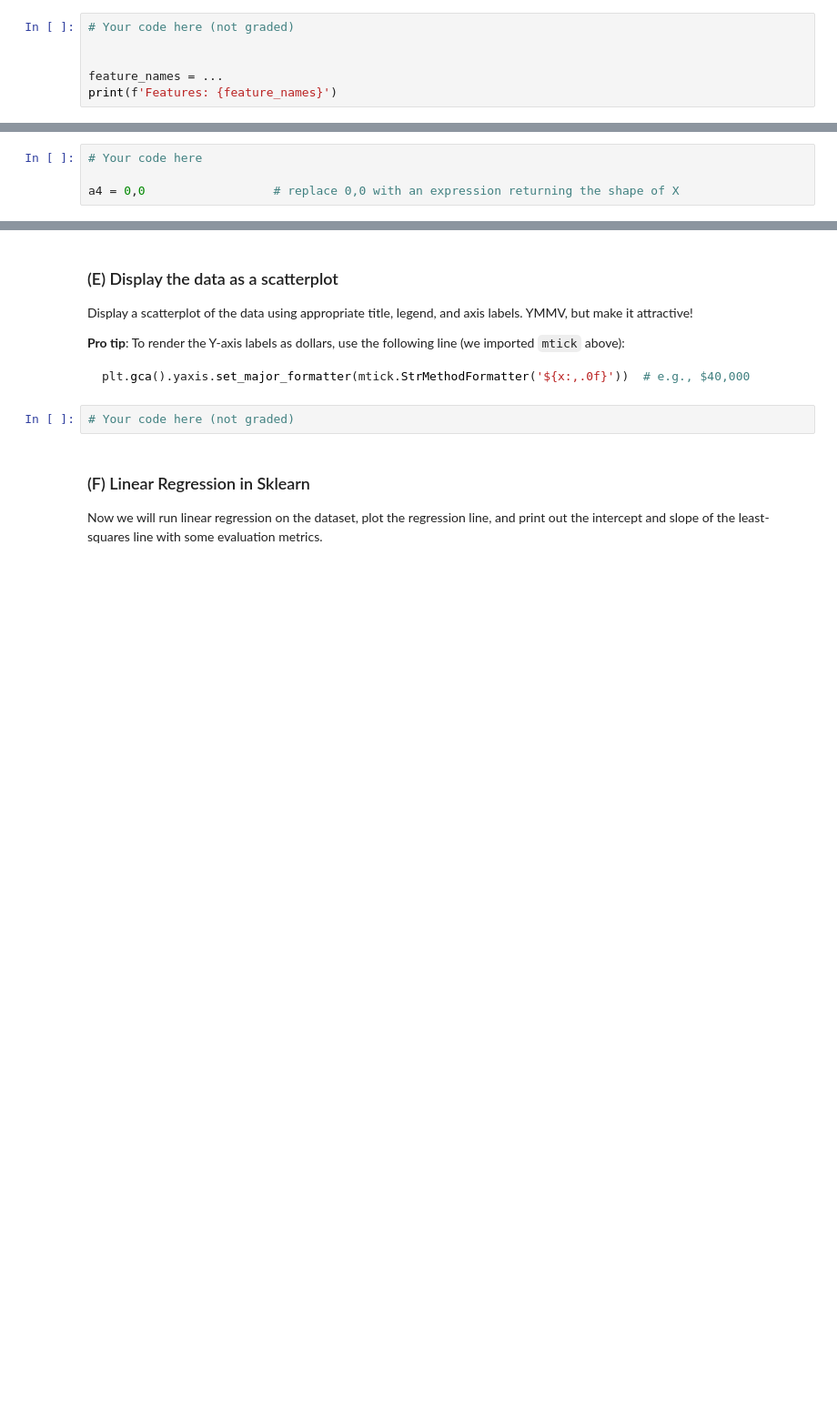
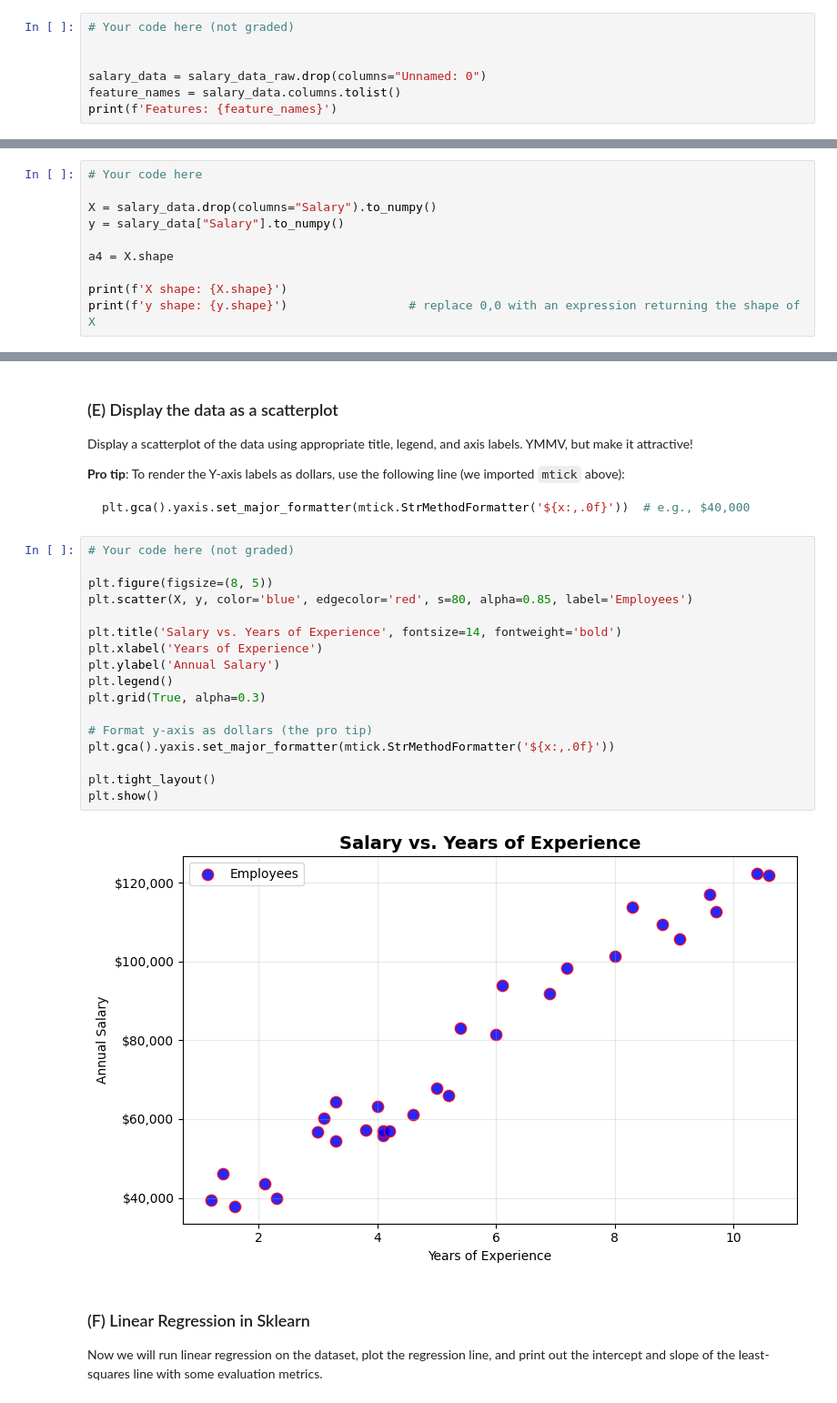
Before and after one commit to oesen-bu/Module-3-Assignments, a Jupyter notebook: Homework_01.ipynb, the cells around one changed output, grey strips where cells are left out. Shown at 91% size. Drawn from its saved outputs; the diff is of its cells as text; blank space fills up the shorter version.

````diff
--- a/Homework_01.ipynb
+++ b/Homework_01.ipynb
@@ -166,6 +191,7 @@ There seems to be a problem, namely an extra column that is completely unnecesss
 # Your code here (not graded)
 
 
-feature_names = ...
+salary_data = salary_data_raw.drop(columns="Unnamed: 0")
+feature_names = salary_data.columns.tolist()
 print(f'Features: {feature_names}')
 # %% [output]
@@ -196,4 +222,10 @@ Confirm by setting the variable `a4` to the shape of `X`.  (You should probably
 # %%
 # Your code here
 
-a4 = 0,0                  # replace 0,0 with an expression returning the shape of X
+X = salary_data.drop(columns="Salary").to_numpy()
+y = salary_data["Salary"].to_numpy()
+
+a4 = X.shape
+
+print(f'X shape: {X.shape}')
+print(f'y shape: {y.shape}')                 # replace 0,0 with an expression returning the shape of X
@@ -216,6 +251,23 @@ plt.gca().yaxis.set_major_formatter(mtick.StrMethodFormatter('${x:,.0f}'))  # e.
 ```
 # %%
 # Your code here (not graded)
+
+plt.figure(figsize=(8, 5))
+plt.scatter(X, y, color='blue', edgecolor='red', s=80, alpha=0.85, label='Employees')
+
+plt.title('Salary vs. Years of Experience', fontsize=14, fontweight='bold')
+plt.xlabel('Years of Experience')
+plt.ylabel('Annual Salary')
+plt.legend()
+plt.grid(True, alpha=0.3)
+
+# Format y-axis as dollars (the pro tip)
+plt.gca().yaxis.set_major_formatter(mtick.StrMethodFormatter('${x:,.0f}'))
+
+plt.tight_layout()
+plt.show()
+# %% [output]
+[figure, added]
 # %% [markdown]
  ### (F) Linear Regression in Sklearn
 
````
Also changed, not shown: parts of 27 cells of this notebook.
